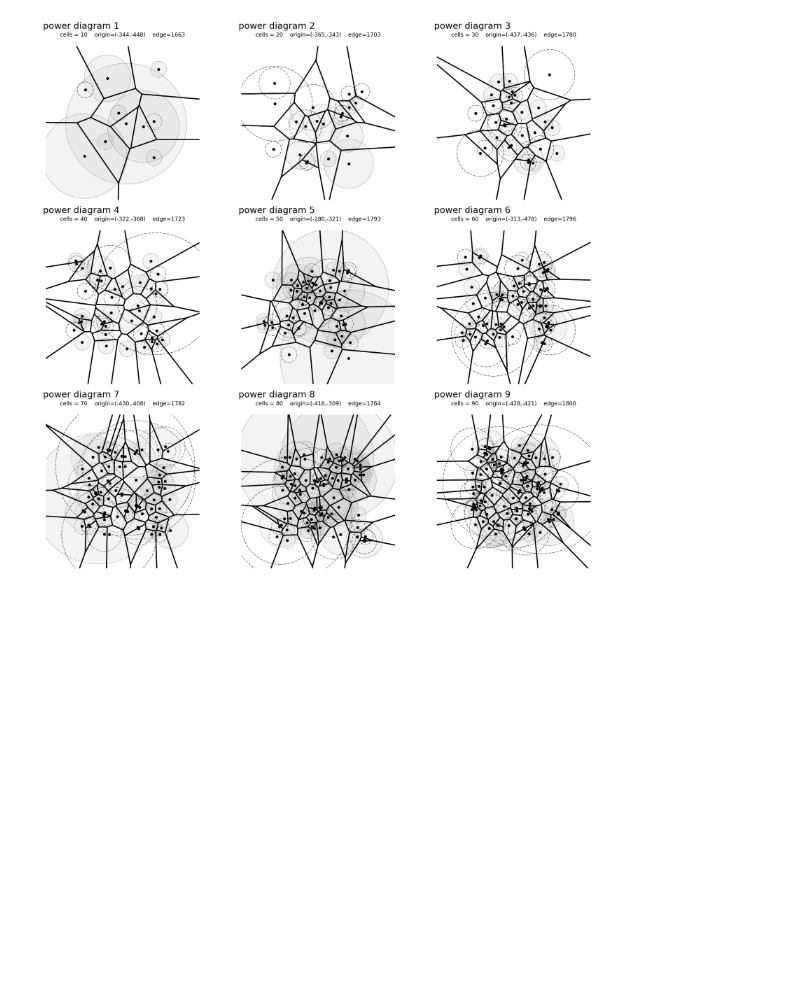
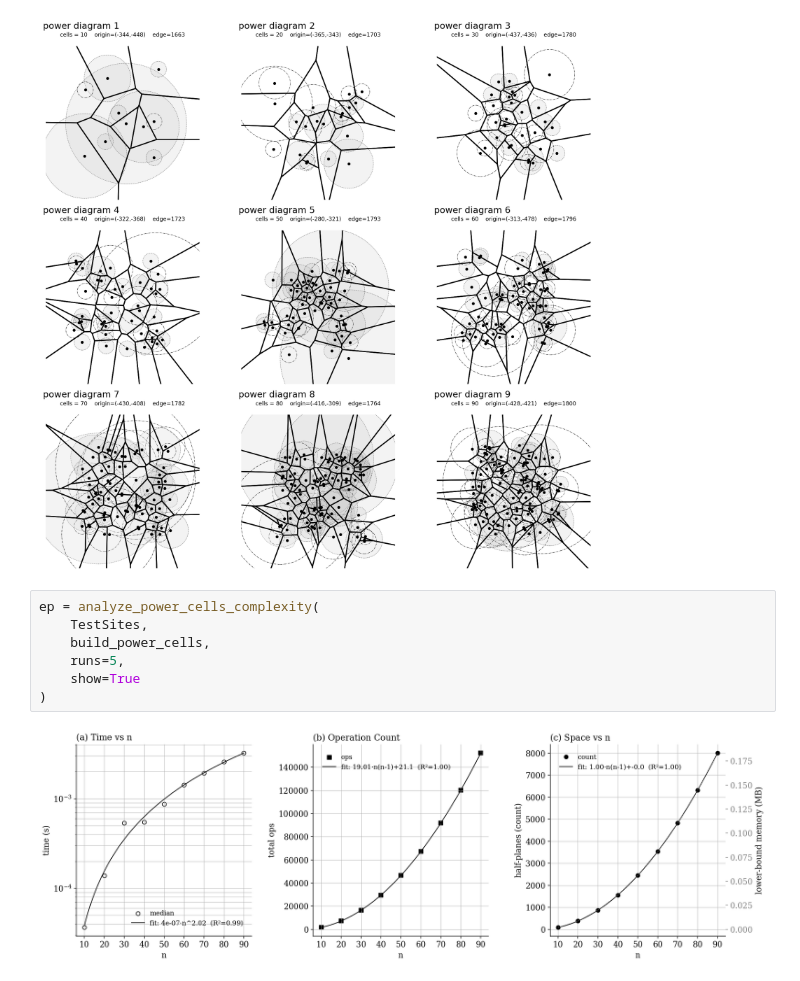
Before and after one commit to Guo-c-y/SHT_CG2_HW1, a Jupyter notebook: Problem2Code/Problem2.ipynb, the cells around one changed output. Saved outputs shown, nothing was run; the diff lists cells and outputs as text; blank space fills up the shorter version.

```diff
--- a/Problem2Code/Problem2.ipynb
+++ b/Problem2Code/Problem2.ipynb
@@ -55,3 +134,12 @@ TestPRs = [build_power_cells(TS) for TS in TestSites]
 fig4 = render_power_diagrams(TestSites, TestPRs, cols_per_row=3, max_expand=1.5)
 # %% [output]
 [figure]
+# %%
+ep = analyze_power_cells_complexity(
+    TestSites,
+    build_power_cells,
+    runs=5,
+    show=True
+)
+# %% [output]
+[figure, added]
```
Also changed, not shown: parts of 3 cells of this notebook, 1 other file.
